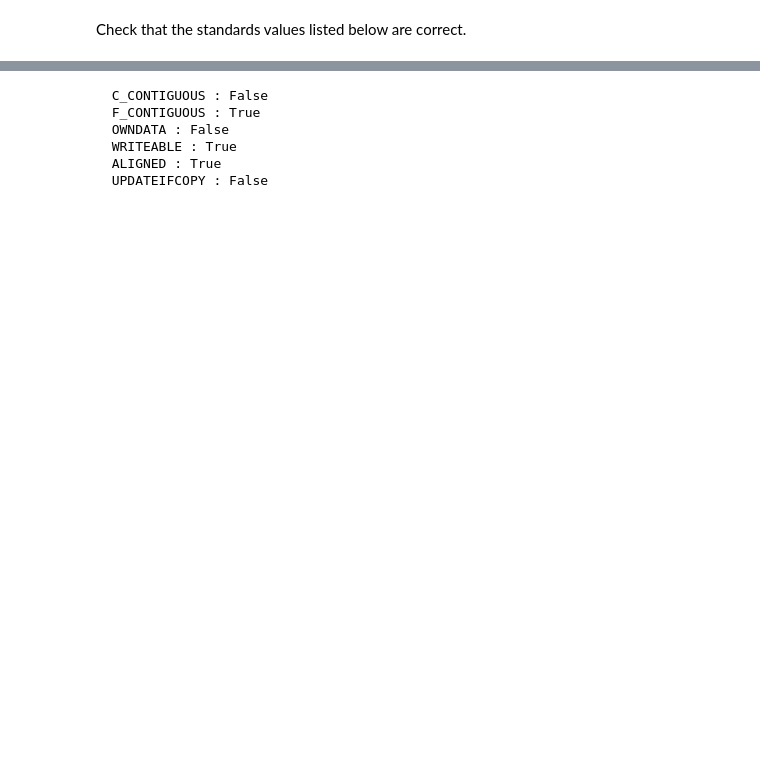
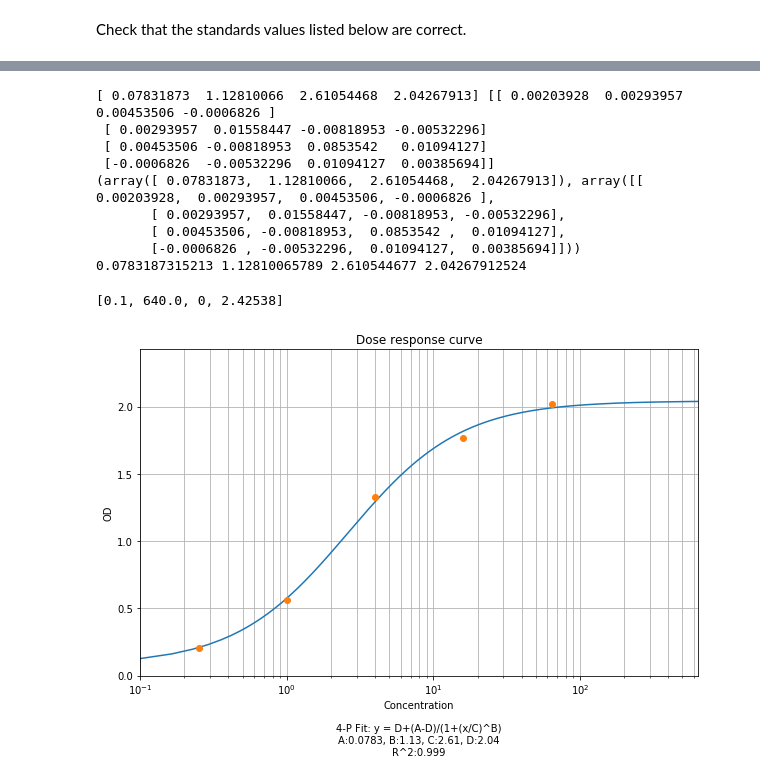
Before and after one commit to GeneJuggler/kurvit, a Jupyter notebook: Kurvit - 4PL-Copy1.ipynb, the cells around one changed output, grey strips where cells are left out. Cells and saved outputs as stored; diff of their text form; code cells hidden in the pictures; blank space fills up the shorter version.

```diff
--- a/Kurvit - 4PL-Copy1.ipynb
+++ b/Kurvit - 4PL-Copy1.ipynb
@@ -71,7 +71,7 @@ Check that the standards values listed below are correct.
 # %%
 # In the [] after pd.Series, input the standard concentrations. Number separated by a comma.
 # In the [] after index=, input the corresponding labels for each standard. Labels in 'quotes' separated by a comma.
-standardConc = pd.Series([9661, 4026, 685.4, 137.5, 35.55, 17.97, 8.64, 4.32], index=['A', 'B', 'C', 'D', 'E', 'F', 'G', 'H'], name='Conc')
+standardConc = pd.Series([0, .25, 1, 4, 16, 64], index=['St01', 'St02', 'St03', 'St04', 'St05', 'St06'], name='Conc')
 # %%
 wellID = []
 sampleID = []
@@ -86,4 +86,4 @@ dataTable = pd.DataFrame({'Sample ID':sampleID, 'OD':wellOD}, index=wellID)
 
 standardCurve = dataTable.groupby('Sample ID').mean()
 standardCurve = pd.concat([standardConc, standardCurve], axis=1, join_axes=[standardConc.index])
-standardCurve = standardCurve.values
+standardCurve
@@ -94,9 +98,67 @@ numpy.ndarray
-# %%
-standardCurve.flags
-# %% [output]
-  C_CONTIGUOUS : False
-  F_CONTIGUOUS : True
-  OWNDATA : False
-  WRITEABLE : True
-  ALIGNED : True
-  UPDATEIFCOPY : False
+# %%
+x_list = standardCurve['Conc'].tolist()
+y_list = standardCurve['OD'].tolist()
+
+# This orders the coordinate pairs from lowest analyte concentration to highest.
+standardCurve = sorted(zip(x_list, y_list))
+
+# This strips out any 0s from the x and y lists and replaces them with 0.001.
+x_list = [x_val if x_val != 0 else 0.001 for x_val in [x[0] for x in standardCurve]]
+y_list = [y_val if y_val != 0 else 0.001 for y_val in [y[1] for y in standardCurve]]
+# %%
+def logistic4(x, A, B, C, D):
+    """4PL logistic equation."""
+    return D + (A-D)/(1 + (x/C)**B)
+
+def maxSlope(x_list, y_list):
+    x_list = [math.log10(l) for l in [float(i) for i in x_list]]
+    coordinates = zip(x_list, y_list)
+    x_1, y_1 = 1, y_list[0] #Trying to make sure first calculation always has zero on top and non-zero on bottom
+    slopeList = []
+    for x_2, y_2 in coordinates:
+        slopeList.append(abs((y_2 - y_1)/(x_2 - x_1))) #Parameter B should always be positive so using abs
+        x_1, y_1 = x_2, y_2
+    return(max(slopeList))
+
+# Initial guess for parameters
+p0 = [y_list[0], maxSlope(x_list,y_list), median(x_list), y_list[-1]]
+
+# Fit equation using least squares optimization
+popt, pcov = curve_fit(logistic4, x_list, y_list, p0, bounds=(0, np.inf))
+print(popt, pcov)
+print(curve_fit(logistic4, x_list, y_list, p0, bounds=(0, np.inf)))
+print(*popt)
+
+# Calculate R^2
+r_squared = (1
+             - sum([(y_meas - y_calc)**2 for y_meas, y_calc in zip(y_list, [logistic4(x_std, *popt) for x_std in x_list])])
+             / sum([(y_meas - mean(y_list))**2 for y_meas in y_list]))
+
+xCont = np.linspace(0.1, 10*max(x_list), 10000)
+fittedData=[logistic4(xVal, *popt) for xVal in xCont]
+fig1 = plt.figure(figsize=(10,6))
+ax=fig1.add_subplot(1,1,1)
+ax.plot(xCont, fittedData)
+ax.set_ylabel("OD")
+ax.set_xlabel("""Concentration
+
+4-P Fit: y = D+(A-D)/(1+(x/C)^B)
+A:{1:0.3g}, B:{2:0.3g}, C:{3:0.3g}, D:{4:0.3g}
+R^2:{0:0.3g}""".format(r_squared, *popt))
+ax.grid(True, which='both')
+ax.set_title("Dose response curve")
+plt.xscale('log')
+plt.plot(x_list, y_list, 'o')
+plt.axis([0.1, 10*max(x_list), 0, 1.2*max(y_list)])
+# %% [output]
+[ 0.07831873  1.12810066  2.61054468  2.04267913] [[ 0.00203928  0.00293957  0.00453506 -0.0006826 ]
+ [ 0.00293957  0.01558447 -0.00818953 -0.00532296]
+ [ 0.00453506 -0.00818953  0.0853542   0.01094127]
+ [-0.0006826  -0.00532296  0.01094127  0.00385694]]
+(array([ 0.07831873,  1.12810066,  2.61054468,  2.04267913]), array([[ 0.00203928,  0.00293957,  0.00453506, -0.0006826 ],
+       [ 0.00293957,  0.01558447, -0.00818953, -0.00532296],
+       [ 0.00453506, -0.00818953,  0.0853542 ,  0.01094127],
+       [-0.0006826 , -0.00532296,  0.01094127,  0.00385694]]))
+0.0783187315213 1.12810065789 2.610544677 2.04267912524
+[0.1, 640.0, 0, 2.42538]
+[figure, added]
```
Also changed, not shown: parts of 7 cells of this notebook, 5 other files.
